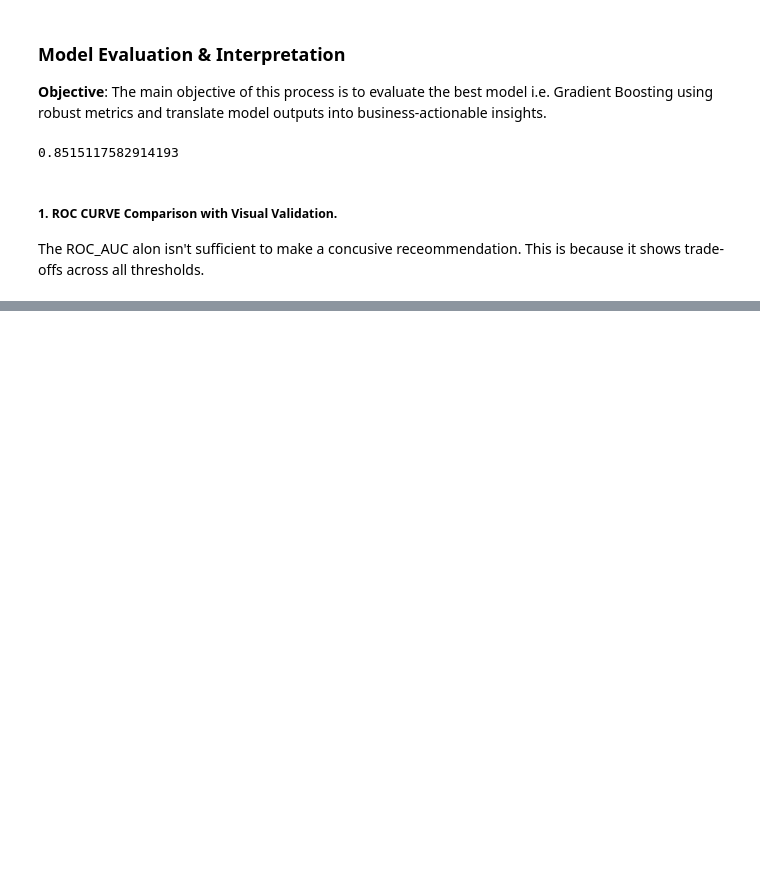
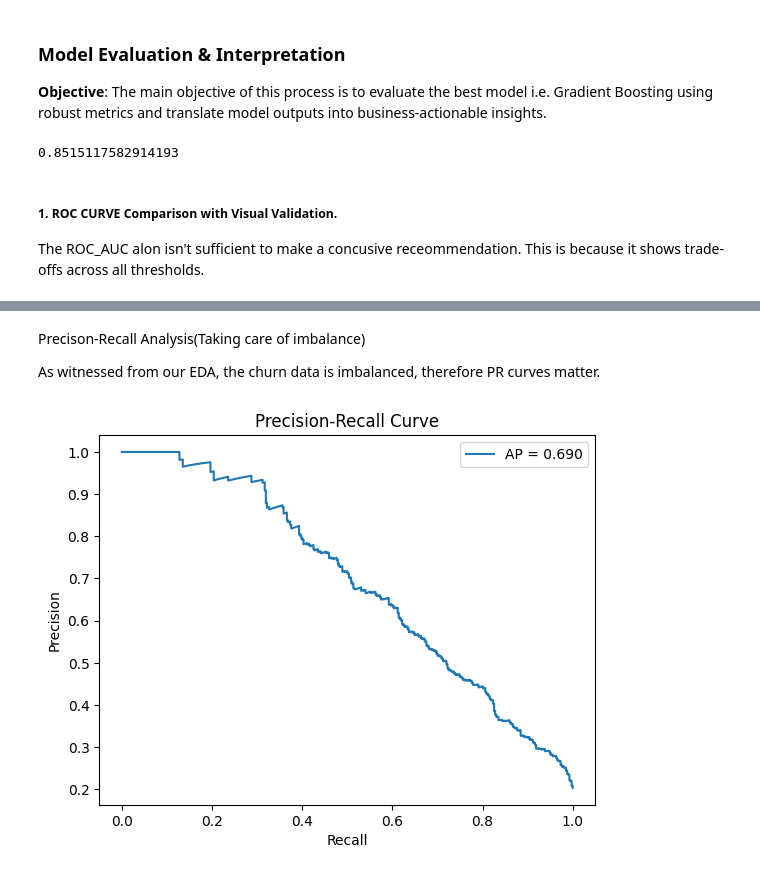
Before and after one commit to AnalystMochoge/customerchurnprediction, a Jupyter notebook: notebooks/05_evaluation.ipynb, the cells around one changed output, grey strips where cells are left out. Cells and saved outputs as stored; diff of their text form; code cells hidden in the pictures; blank space fills up the shorter version.

```diff
--- a/notebooks/05_evaluation.ipynb
+++ b/notebooks/05_evaluation.ipynb
@@ -104,0 +132,17 @@ The ROC_AUC alon isn't sufficient to make a concusive receommendation. This is b
+# %% [markdown]
+Precison-Recall Analysis(Taking care of imbalance)
+
+As witnessed from our EDA, the churn data is imbalanced, therefore PR curves matter.
+# %%
+precision, recall, _ = precision_recall_curve(y_test, y_proba_gb)
+ap = average_precision_score(y_test, y_proba_gb)
+
+plt.figure()
+plt.plot(recall, precision, label= f'AP = {ap:.3f}')
+plt.xlabel('Recall')
+plt.ylabel('Precision')
+plt.title('Precision-Recall Curve')
+plt.legend()
+plt.show()
+# %% [output]
+[figure, added]
```
Also changed, not shown: parts of 14 cells of this notebook, 6 other files.
